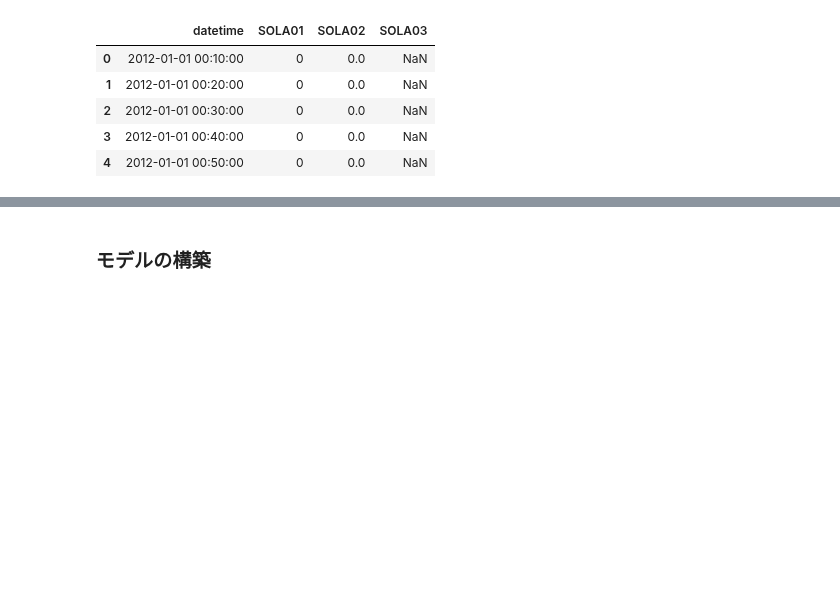
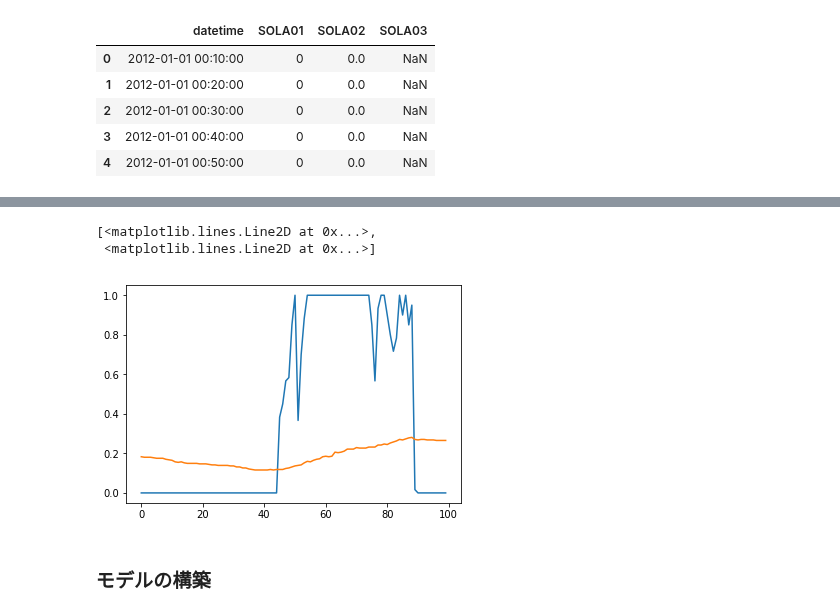
Before and after one commit to gciteam6/predict_amd, a Jupyter notebook: predict.ipynb, the cells around one changed output, grey strips where cells are left out. Saved outputs shown, nothing was run; the diff lists cells and outputs as text; code cells hidden in the pictures; blank space fills up the shorter version.

```diff
--- a/predict.ipynb
+++ b/predict.ipynb
@@ -202,3 +207,9 @@ X_predict = np.array(test_input_list).reshape(len(test_input_list), chunk_size,
+# %%
+plt.plot(normalized_amd[0:100])
+# %% [output]
+[<matplotlib.lines.Line2D at 0x...>,
+ <matplotlib.lines.Line2D at 0x...>]
+[figure, added]
 # %% [markdown]
 ### **モデルの構築**
 # %% [markdown]
```
Also changed, not shown: parts of 1 cell of this notebook, 7 other files.
